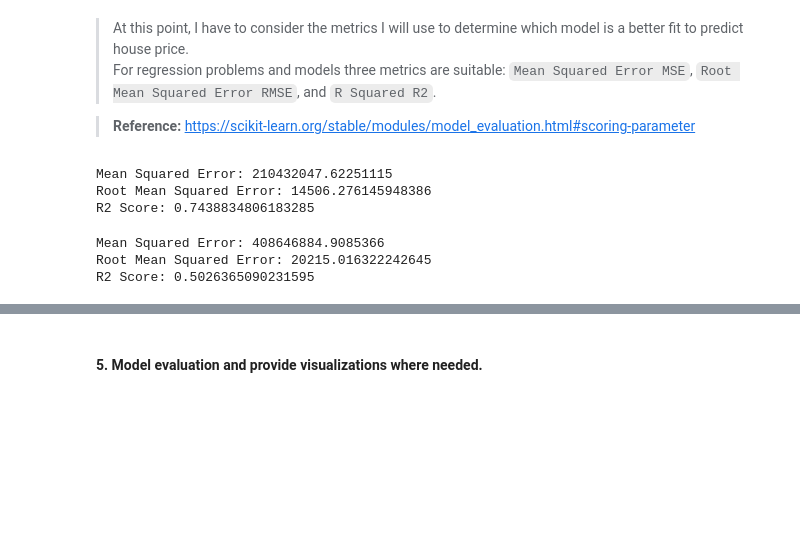
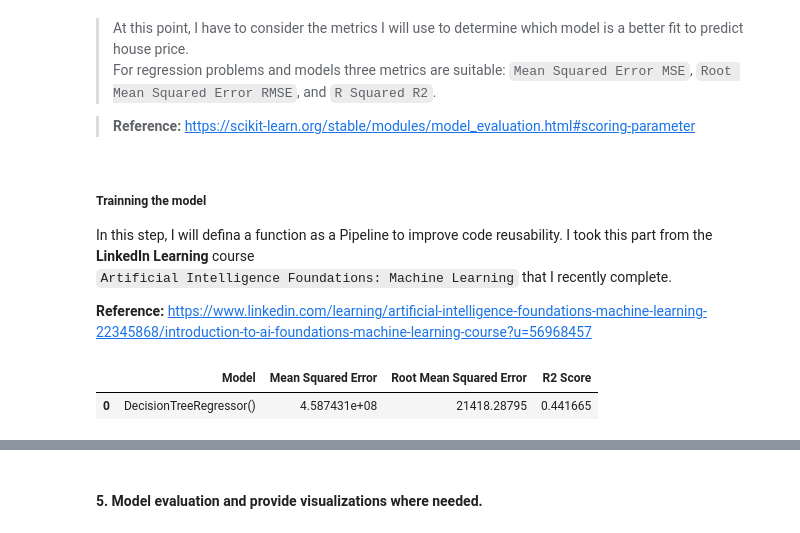
Before and after one commit to CarlosMEbratt/House-price-prediction-using-machine-learning, a Jupyter notebook: main.ipynb, the cells around one changed output, grey strips where cells are left out. Cells and saved outputs as stored; diff of their text form; code cells hidden in the pictures; blank space fills up the shorter version.

```diff
--- a/main.ipynb
+++ b/main.ipynb
@@ -274,57 +274,49 @@ X_train, X_test, y_train, y_test = train_test_split(X, y, test_size=0.3, random_
 For regression problems and models three metrics are suitable: `Mean Squared Error MSE`, `Root Mean Squared Error RMSE`, and `R Squared R2`.
 
 > **Reference:**  [https://scikit-learn.org/stable/modules/model_evaluation.html#scoring-parameter](https://scikit-learn.org/stable/modules/model_evaluation.html#scoring-parameter)
+# %% [markdown]
+##### Trainning the model
+
+In this step, I will defina a function as a Pipeline to improve code reusability. I took this part from the **LinkedIn Learning** course
+`Artificial Intelligence Foundations: Machine Learning` that I recently complete.
+
+**Reference:** [https://www.linkedin.com/learning/artificial-intelligence-foundations-machine-learning-22345868/introduction-to-ai-foundations-machine-learning-course?u=56968457](https://www.linkedin.com/learning/artificial-intelligence-foundations-machine-learning-22345868/introduction-to-ai-foundations-machine-learning-course?u=56968457)
 # %%
 # implementing a linear regression model
-from sklearn.linear_model import LinearRegression
 from sklearn.metrics import mean_squared_error, r2_score
 
-# Creating an instance of the model
-model = LinearRegression()
+# Data Pipleine
 
-# Fitting the model
-model.fit(X_train, y_train)
+'''So here we are going to create a function that will take in a model and fit it to the training data and then make predictions on the testing data.
+The function will also evaluate the model using the mean squared error, root mean squared error and the R2 score.'''
 
-# Making predictions
-y_pred = model.predict(X_test)
+def fit_model (model):
 
-# Evaluating the model with the MSE, RMSE and R2 score
-mse = mean_squared_error(y_test, y_pred)
-rmse = np.sqrt(mse)
-r2 = r2_score(y_test, y_pred)
+    # Fitting the model
+    model.fit(X_train, y_train)
 
-print('Mean Squared Error:', mse)
-print('Root Mean Squared Error:', rmse)
-print('R2 Score:', r2)
+    # Making predictions
+    y_pred = model.predict(X_test)
+
+    # Evaluating the model with the MSE, RMSE and R2 score
+    mse = mean_squared_error(y_test, y_pred)
+    rmse = np.sqrt(mse)
+    r2 = r2_score(y_test, y_pred)
+
+    results = pd.DataFrame({'Model': [model], 'Mean Squared Error': [mse], 'Root Mean Squared Error': [rmse], 'R2 Score': [r2]})
+    return results
-# %% [output]
-Mean Squared Error: 210432047.62251115
-Root Mean Squared Error: 14506.276145948386
-R2 Score: 0.7438834806183285
 # %%
 # implementing a decision tree model
 from sklearn.tree import DecisionTreeRegressor
 
 # Creating an instance of the model
-model = DecisionTreeRegressor()
+model2 = DecisionTreeRegressor()
 
 # Fitting the model
-model.fit(X_train, y_train)
-
-# Making predictions
-y_pred = model.predict(X_test)
-
-# Evaluating the model with the MSE, RMSE and R2 score
-mse = mean_squared_error(y_test, y_pred)
-rmse = np.sqrt(mse)
-r2 = r2_score(y_test, y_pred)
-
-print('Mean Squared Error:', mse)
-print('Root Mean Squared Error:', rmse)
-print('R2 Score:', r2)
+fit_model(model2)
 # %% [output]
-Mean Squared Error: 408646884.9085366
-Root Mean Squared Error: 20215.016322242645
-R2 Score: 0.5026365090231595
+|  | Model | Mean Squared Error | Root Mean Squared Error | R2 Score |
+| 0 | DecisionTreeRegressor() | 4.587431e+08 | 21418.28795 | 0.441665 |
 # %%
 # implementing a random forest model
 from sklearn.ensemble import RandomForestRegressor
```
Also changed, not shown: parts of 7 cells of this notebook.
